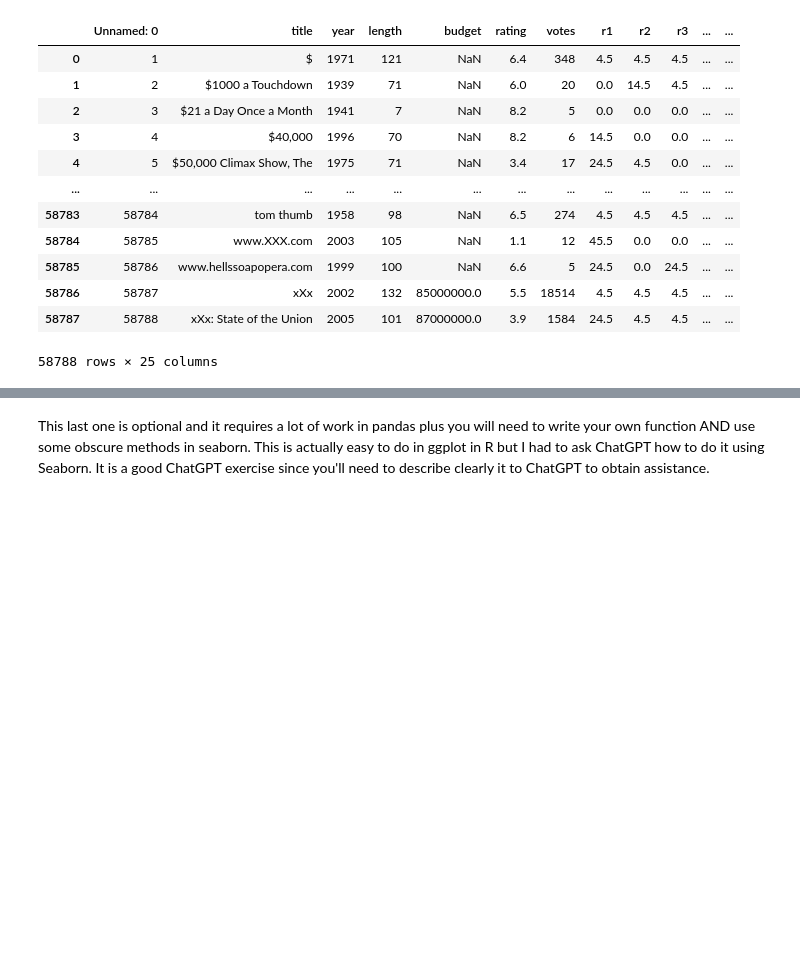
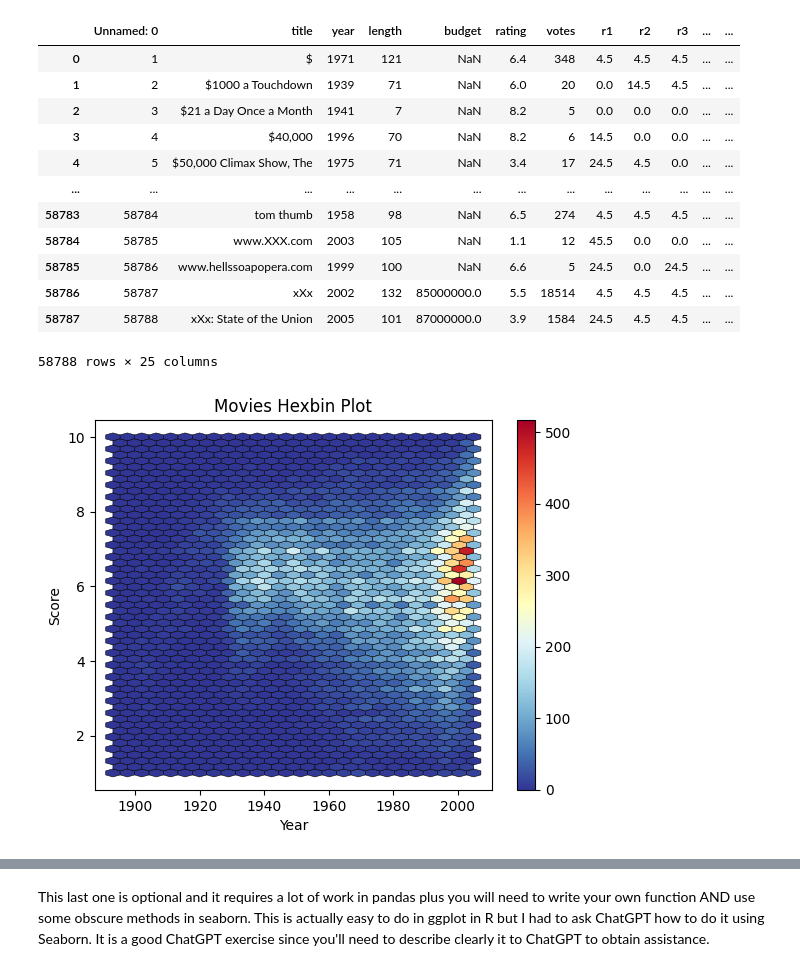
Before and after one commit to rialbeel/stats21, a Jupyter notebook: Week 6/Week06_03_activity.ipynb, the cells around one changed output, grey strips where cells are left out. Saved outputs shown, nothing was run; the diff lists cells and outputs as text; code cells hidden in the pictures; blank space fills up the shorter version.

```diff
--- a/Week 6/Week06_03_activity.ipynb
+++ b/Week 6/Week06_03_activity.ipynb
@@ -80,6 +92,15 @@ movies
 | 58786 | 58787 | xXx | 2002 | 132 | 85000000.0 | 5.5 | 18514 | 4.5 | 4.5 | 4.5 | ... | ... |
 | 58787 | 58788 | xXx: State of the Union | 2005 | 101 | 87000000.0 | 3.9 | 1584 | 24.5 | 4.5 | 4.5 | ... | ... |
 58788 rows × 25 columns
+# %%
+plt.hexbin(x = movies["year"], y = movies["rating"], gridsize = (25, 28), cmap = "RdYlBu_r", edgecolors = "black", linewidths = 0.4);
+plt.colorbar()
+plt.xlabel(xlabel = "Year")
+plt.ylabel(ylabel = "Score")
+plt.title("Movies Hexbin Plot")
+plt.show()
+# %% [output]
+[figure, added]
 # %% [markdown]
 ![movies_hexbin2.png](attachment:2012c67b-e98e-44b7-b1de-31dad2d2f07b.png)
 # %% [markdown]
```
Also changed, not shown: parts of 3 cells of this notebook.
